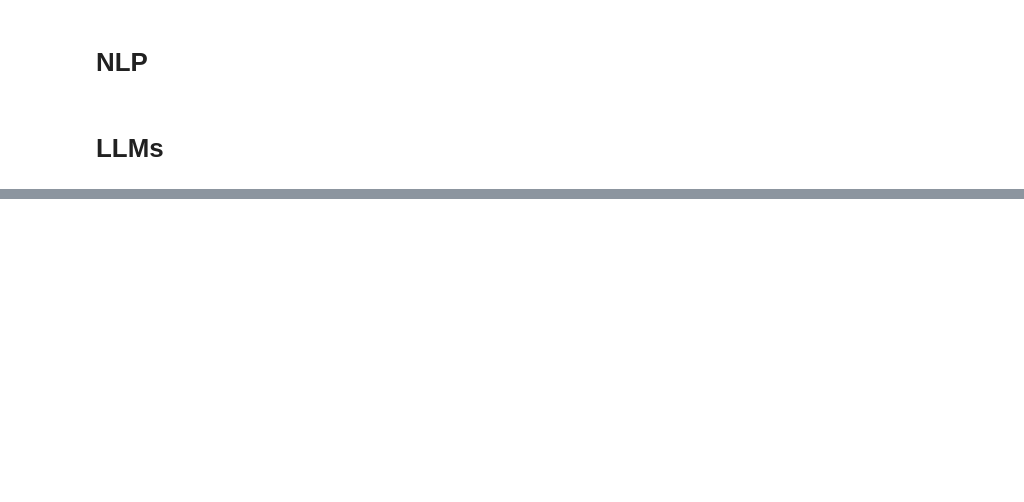
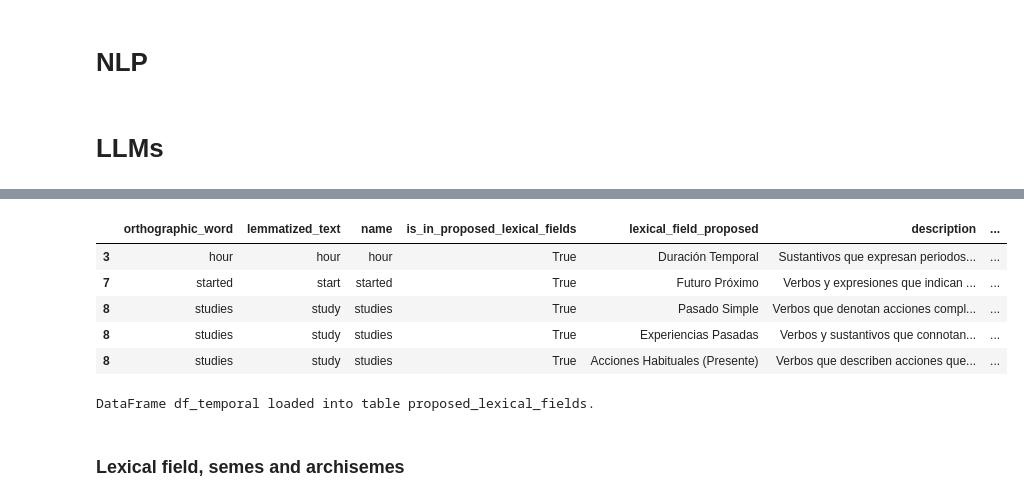
Before and after one commit to amontenegrot/master-thesis, a Jupyter notebook: notebooks/test.ipynb, the cells around one changed output, grey strips where cells are left out. Drawn from its saved outputs; the diff is of its cells as text; code cells hidden in the pictures; blank space fills up the shorter version.

```diff
--- a/notebooks/test.ipynb
+++ b/notebooks/test.ipynb
@@ -301,0 +671,21 @@ print(df.loc[51982, 'grammatical_category'])
+# %%
+df_temporal[columns_list].head()
+# %% [output]
+|  | orthographic_word | lemmatized_text | name | is_in_proposed_lexical_fields | lexical_field_proposed | description | ... |
+| 3 | hour | hour | hour | True | Duración Temporal | Sustantivos que expresan periodos... | ... |
+| 7 | started | start | started | True | Futuro Próximo | Verbos y expresiones que indican ... | ... |
+| 8 | studies | study | studies | True | Pasado Simple | Verbos que denotan acciones compl... | ... |
+| 8 | studies | study | studies | True | Experiencias Pasadas | Verbos y sustantivos que connotan... | ... |
+| 8 | studies | study | studies | True | Acciones Habituales (Presente) | Verbos que describen acciones que... | ... |
+# %%
+load_dataframe_to_sqlite(
+    df_temporal,
+    DATABASE_FOLDER,
+    'proposed_lexical_fields',
+    if_exists='replace',
+    df_name='df_temporal'
+    )
+# %% [output]
+DataFrame df_temporal loaded into table proposed_lexical_fields.
+# %% [markdown]
+### Lexical field, semes and archisemes
```
Also changed, not shown: parts of 67 cells of this notebook, 2 other files.
